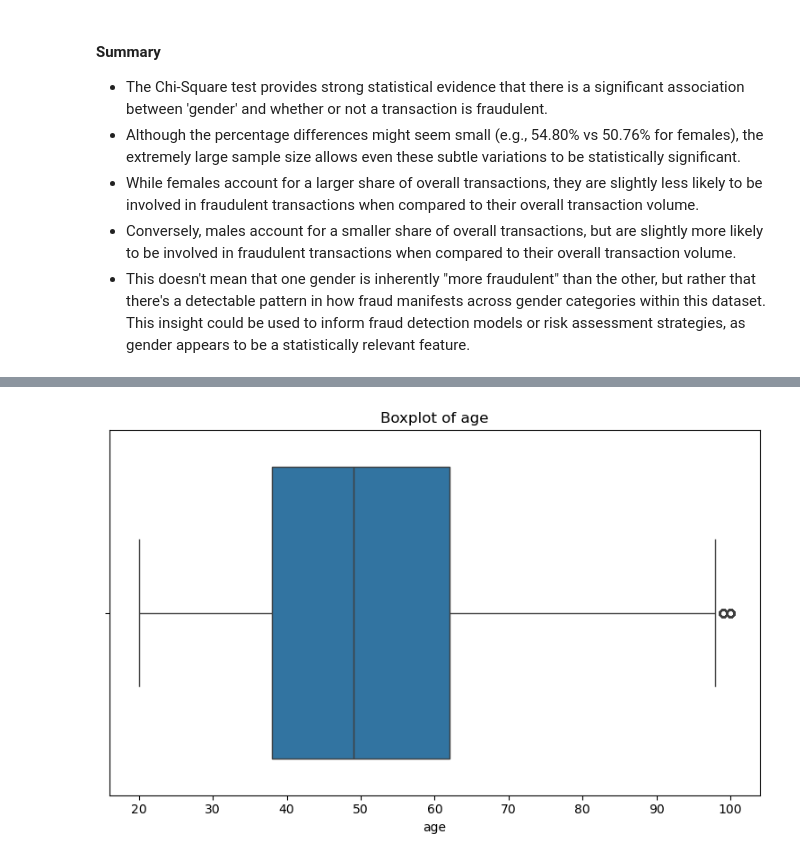
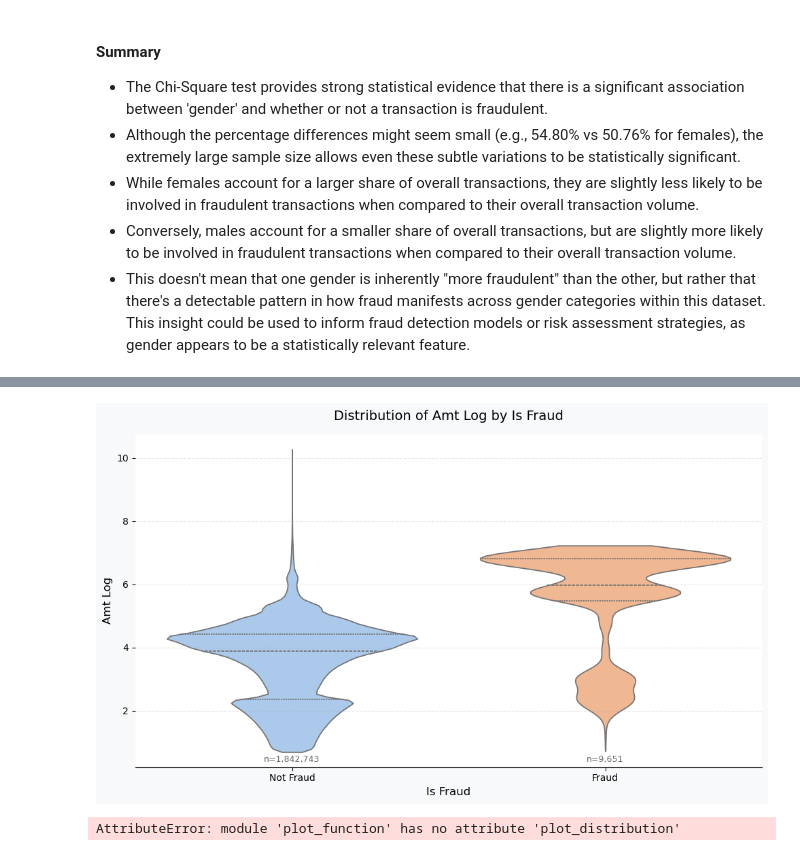
Before and after one commit to SirErikPak/CreditCardFraud, a Jupyter notebook: Notebook/Fraud.ipynb, the cells around one changed output, grey strips where cells are left out. Drawn from its saved outputs; the diff is of its cells as text; code cells hidden in the pictures.

```diff
--- a/Notebook/Fraud.ipynb
+++ b/Notebook/Fraud.ipynb
@@ -569,5 +564,8 @@ pf.plot_violin_by_binary_category(df, 'is_fraud', 'age')
-# %%
-
-pf.plot_box(df, ['age'], orientation='h', fig_size=(15, 5))
-# %% [output]
-[figure, removed]
+# %%
+pf.plot_violin_by_binary_category(df, 'is_fraud', 'amt_log')
+# %% [output]
+[figure, added]
+# %%
+pf.plot_distribution(df, 'amt', 'is_fraud', log_scale=True, bins=50)
+# %% [output]
+AttributeError: module 'plot_function' has no attribute 'plot_distribution'
```
Also changed, not shown: parts of 4 cells of this notebook, 2 other files.
